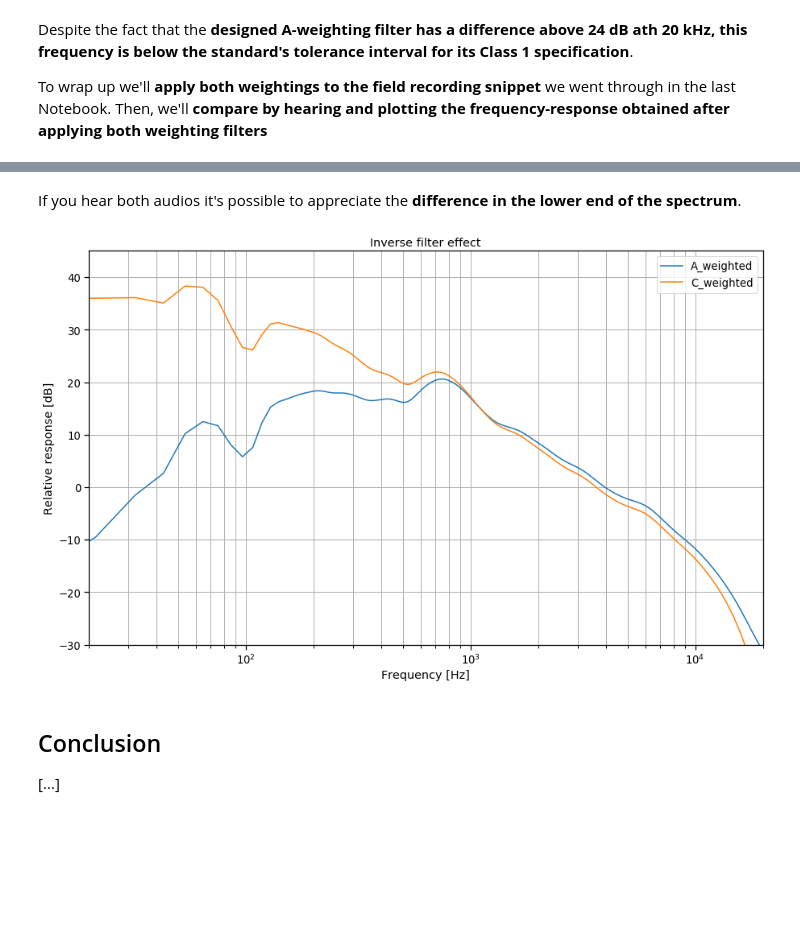
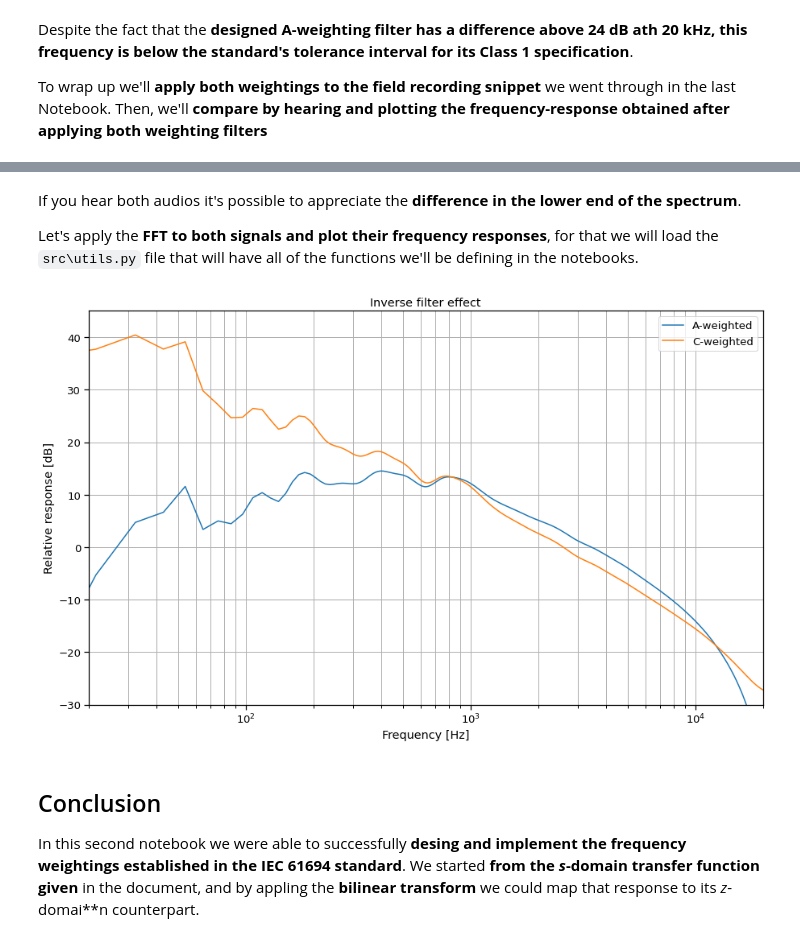
Before and after one commit to tiaqui/my_thesis, a Jupyter notebook: notebooks/2. A, C and Z frequency weightings.ipynb, the cells around one changed output, grey strips where cells are left out. Cells and saved outputs as stored; diff of their text form; code cells hidden in the pictures; blank space fills up the shorter version.

Commit message:
working with utils.py as module, finished notebook 2!

```diff
--- a/notebooks/2. A, C and Z frequency weightings.ipynb
+++ b/notebooks/2. A, C and Z frequency weightings.ipynb
@@ -217,40 +230,37 @@ C-weighted
 [interactive output not drawn]
 # %% [markdown]
 If you hear both audios it's possible to appreciate the **difference in the lower end of the spectrum**.
+
+Let's apply the **FFT to both signals and plot their frequency responses**, for that we will load the `src\utils.py` file that will have all of the functions we'll be defining in the notebooks.
 # %%
-from scipy.signal import sosfilt
-from scipy.io import wavfile
-# load audio
-fs, field = wavfile.read('../aud/field.wav')
+from sys import path
+import os
 
-# limiting audio length to 5 seconds
-T_LEN = 5
-start = np.random.randint(len(field)-(fs*T_LEN))
-end = start + fs*T_LEN
-x = field[start:end]
+path_parent = os.path.dirname(os.getcwd())
+# Windows :( (change if other OS)
+path.append(path_parent + '\\src')
 
-# applying both weighting filters to the audio
-x_A = sosfilt(sos_A, x)
-x_C = sosfilt(sos_C, x)
+# importing our utils module
+import utils
 
 # getting the responses for both signals
 X_A, freq,  = spec(x_A, nfft=2**12)
 X_C, _ = spec(x_C, nfft=2**12)
 
 # plotting the absolute value of the FFTs
 plt.semilogx(freq, 20*np.log10(smooth_spectrum(X_A, freq)), label='A-weighted')
 plt.semilogx(freq, 20*np.log10(smooth_spectrum(X_C, freq)), label='C-weighted')
 
 plt.xlim([20, 20000])
 plt.ylim([-30, 45])
 plt.title('Inverse filter effect')
 plt.xlabel('Frequency [Hz]')
 plt.ylabel('Relative response [dB]')
 plt.legend()
 plt.grid(which='both', axis='both');
 # %% [output]
-[figure, old version]
+[figure, new version]
-# %% [markdown]
-## Conclusion
-
-[...]
+# %% [markdown]
+## Conclusion
+
+In this second notebook we were able to successfully **desing and implement the frequency weightings established in the IEC 61694 standard**. We started **from the _s_-domain transfer function given** in the document, and by appling the **bilinear transform** we could map that response to its _z_-domai**n counterpart.
```
Also changed, not shown: parts of 4 cells of this notebook, 6 other files.
